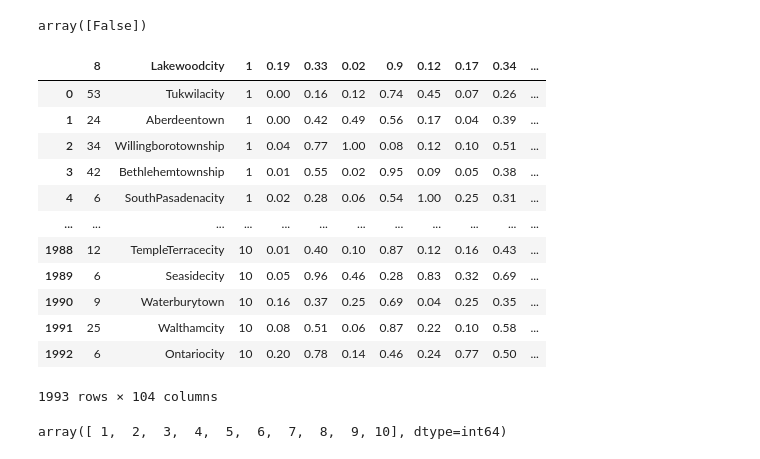
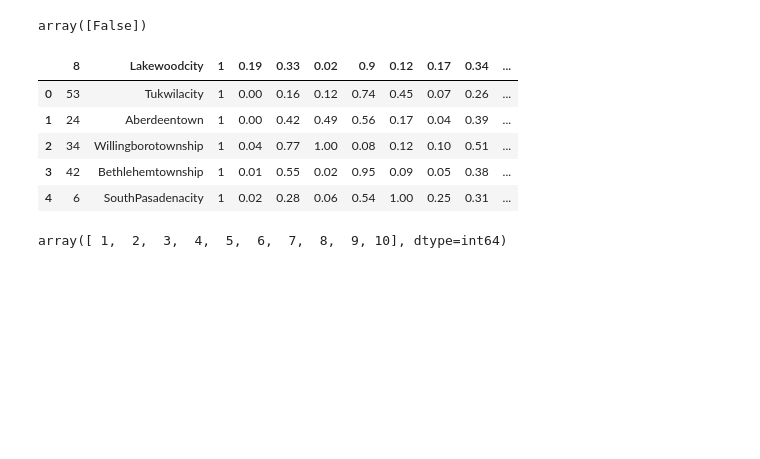
Before and after one commit to oblyshchak/ds_homeworks, a Jupyter notebook: homework_37, polinom reg/task_2.ipynb, the cells around one changed output. Drawn from its saved outputs; the diff is of its cells as text; code cells hidden in the pictures; blank space fills up the shorter version.

```diff
--- a/homework_37, polinom reg/task_2.ipynb
+++ b/homework_37, polinom reg/task_2.ipynb
@@ -115,21 +92,14 @@ data['0.36'].isna().unique()
 array([False])
 # %%
 data_clean = data.dropna(axis='columns')
-data_clean
+data_clean.head()
 # %% [output]
 |  | 8 | Lakewoodcity | 1 | 0.19 | 0.33 | 0.02 | 0.9 | 0.12 | 0.17 | 0.34 | ... |
 | 0 | 53 | Tukwilacity | 1 | 0.00 | 0.16 | 0.12 | 0.74 | 0.45 | 0.07 | 0.26 | ... |
 | 1 | 24 | Aberdeentown | 1 | 0.00 | 0.42 | 0.49 | 0.56 | 0.17 | 0.04 | 0.39 | ... |
 | 2 | 34 | Willingborotownship | 1 | 0.04 | 0.77 | 1.00 | 0.08 | 0.12 | 0.10 | 0.51 | ... |
 | 3 | 42 | Bethlehemtownship | 1 | 0.01 | 0.55 | 0.02 | 0.95 | 0.09 | 0.05 | 0.38 | ... |
 | 4 | 6 | SouthPasadenacity | 1 | 0.02 | 0.28 | 0.06 | 0.54 | 1.00 | 0.25 | 0.31 | ... |
-| ... | ... | ... | ... | ... | ... | ... | ... | ... | ... | ... | ... |
-| 1988 | 12 | TempleTerracecity | 10 | 0.01 | 0.40 | 0.10 | 0.87 | 0.12 | 0.16 | 0.43 | ... |
-| 1989 | 6 | Seasidecity | 10 | 0.05 | 0.96 | 0.46 | 0.28 | 0.83 | 0.32 | 0.69 | ... |
-| 1990 | 9 | Waterburytown | 10 | 0.16 | 0.37 | 0.25 | 0.69 | 0.04 | 0.25 | 0.35 | ... |
-| 1991 | 25 | Walthamcity | 10 | 0.08 | 0.51 | 0.06 | 0.87 | 0.22 | 0.10 | 0.58 | ... |
-| 1992 | 6 | Ontariocity | 10 | 0.20 | 0.78 | 0.14 | 0.46 | 0.24 | 0.77 | 0.50 | ... |
-1993 rows × 104 columns
 # %%
 data_clean['1'].unique()
 # %% [output]
```
Also changed, not shown: parts of 23 cells of this notebook, 1 other file.
